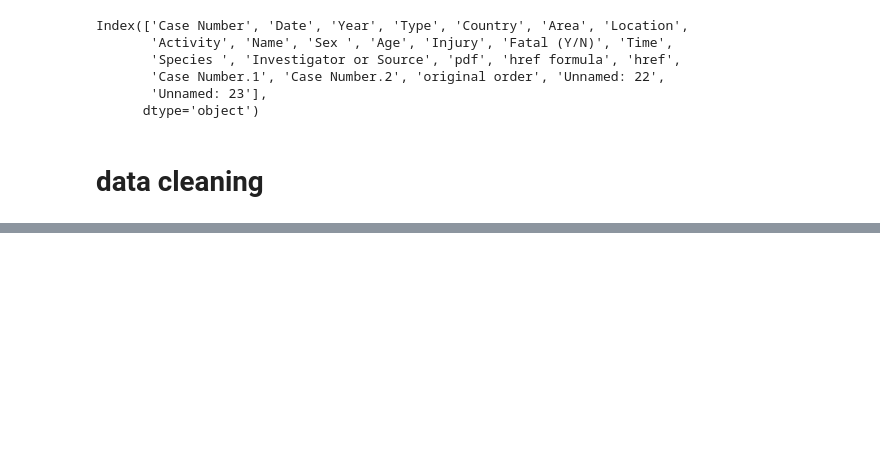
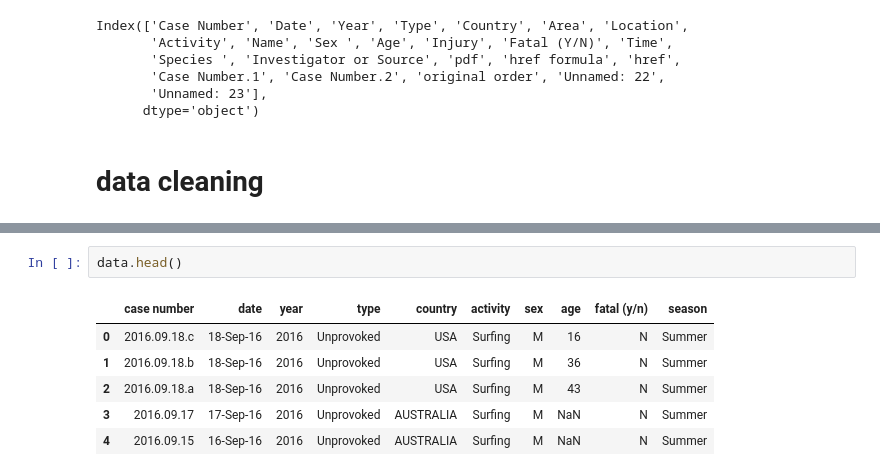
Before and after one commit to ta-datapt-bcn/project-pandas, a Jupyter notebook: Untitled.ipynb, the cells around one changed output, grey strips where cells are left out. Saved outputs shown, nothing was run; the diff lists cells and outputs as text; blank space fills up the shorter version.

```diff
--- a/Untitled.ipynb
+++ b/Untitled.ipynb
@@ -52,0 +182,9 @@ Index(['Case Number', 'Date', 'Year', 'Type', 'Country', 'Area', 'Location',
+# %%
+data.head()
+# %% [output]
+|  | case number | date | year | type | country | activity | sex | age | fatal (y/n) | season |
+| 0 | 2016.09.18.c | 18-Sep-16 | 2016 | Unprovoked | USA | Surfing | M | 16 | N | Summer |
+| 1 | 2016.09.18.b | 18-Sep-16 | 2016 | Unprovoked | USA | Surfing | M | 36 | N | Summer |
+| 2 | 2016.09.18.a | 18-Sep-16 | 2016 | Unprovoked | USA | Surfing | M | 43 | N | Summer |
+| 3 | 2016.09.17 | 17-Sep-16 | 2016 | Unprovoked | AUSTRALIA | Surfing | M | NaN | N | Summer |
+| 4 | 2016.09.15 | 16-Sep-16 | 2016 | Unprovoked | AUSTRALIA | Surfing | M | NaN | N | Summer |
```
Also changed, not shown: parts of 35 cells of this notebook.
